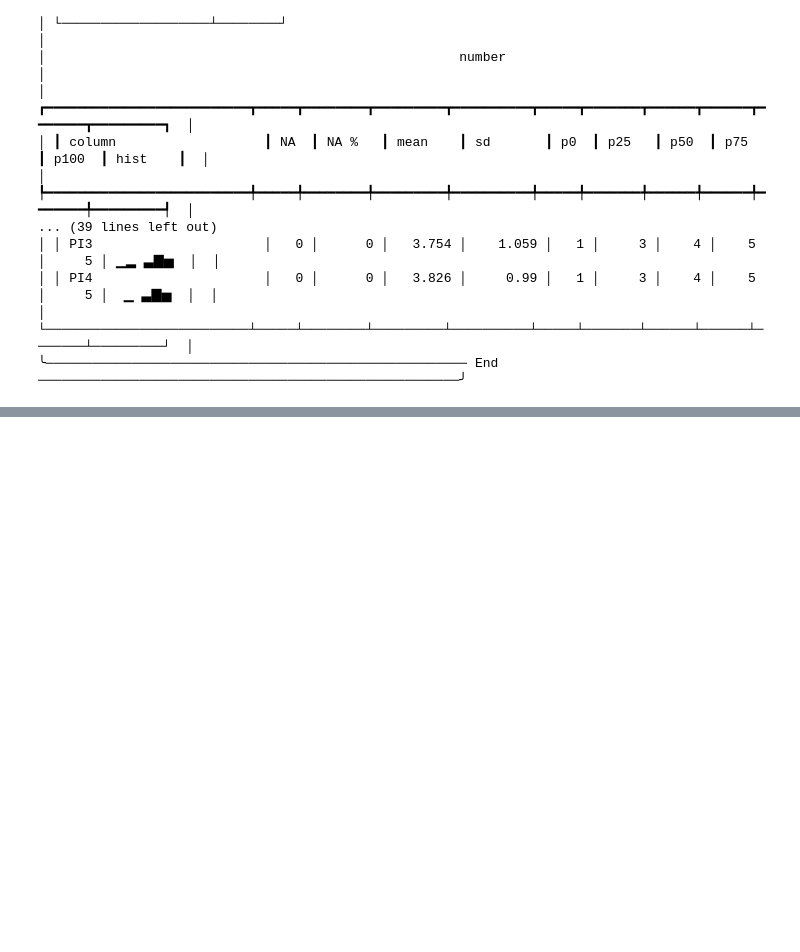
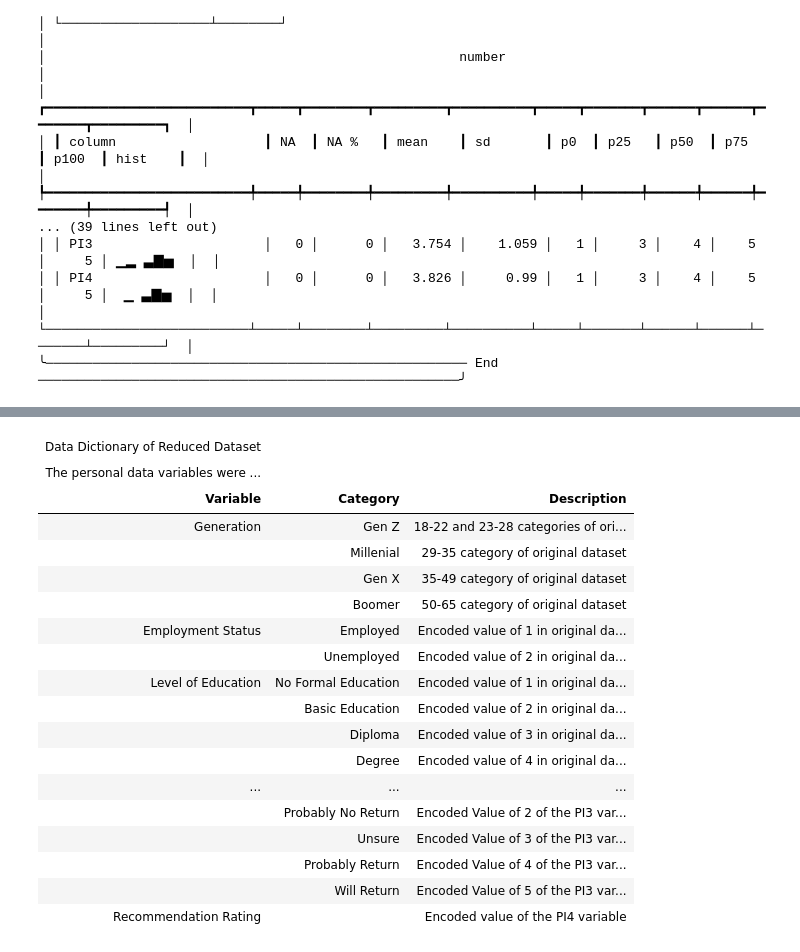
Before and after one commit to AlexTabble/Assignment-3, a Jupyter notebook: Assignment3_EDA.ipynb, the cells around one changed output, grey strips where cells are left out. Cells and saved outputs as stored; diff of their text form; code cells hidden in the pictures; blank space fills up the shorter version.

```diff
--- a/Assignment3_EDA.ipynb
+++ b/Assignment3_EDA.ipynb
@@ -227,0 +325,89 @@ DF['Gender'] = DF['Gender']
+# %%
+Generation = pd.DataFrame({
+    'Variable': ['Generation','','',''],
+    'Category':['Gen Z','Millenial','Gen X','Boomer'],
+    'Description':['18-22 and 23-28 categories of original dataset',
+                   '29-35 category of original dataset',
+                   '35-49 category of original dataset',
+                   '50-65 category of original dataset']
+})
+Employment = pd.DataFrame({
+    'Variable':['Employment Status',''],
+    'Category' : ['Employed','Unemployed'],
+    'Description' : ['Encoded value of 1 in original dataset',
+                     'Encoded value of 2 in original dataset']
+})
+EducationLevel = pd.DataFrame({
+    'Variable' : ['Level of Education','','','',''],
+    'Category' : ['No Formal Education','Basic Education','Diploma','Degree','Postgraduate'],
+    'Description' : ['Encoded value of 1 in original dataset',
+                     'Encoded value of 2 in original dataset',
+                     'Encoded value of 3 in original dataset',
+                     'Encoded value of 4 in original dataset',
+                     'Encoded value of 5 in original dataset']
+})
+BrandLoyalty = pd.DataFrame({
+    'Variable' : ['Brand Loyalty','','','',''],
+    'Category' : [ 'Completely Unloyal', 'Somewhat Unloyal','Unsure', 'Somewhat Loyal',  'Completely Loyal',],
+    'Description' : ['Encoded Value of 1 of the PS3 variable',
+                     'Encoded Value of 2 of the PS3 variable',
+                     'Encoded Value of 3 of the PS3 variable',
+                     'Encoded Value of 4 of the PS3 variable',
+                     'Encoded Value of 5 of the PS3 variable']
+})
+E_Rating = pd.DataFrame({
+    'Variable' : [ 'Empathy Rating', 'Convenience Rating',
+                    'Price Sensitivity Rating', 'Environment Rating', 'Quality Rating',
+                    'Trust Rating', 'Value Rating', 'IntentionRating'],
+    'Category' : ['']*8,
+    'Description' : ['(E1+E2+E3+E4)/4',
+                     '(C1+C2+C3)/3',
+                     '(PS1+PS2+PS3)/3',
+                     '(PE1+PE2+PE3+PE4+PE5+PE6)/6',
+                     '(PPQ1+PPQ2+PPQ3+PPQ4)/4',
+                     '(CT1+CT2+CT3+CT4+CT5+CT6)/6',
+                     '(PV1+PV2+PV3)',
+                     '(PI1+PI2)/2']
+})
+RetentionAndRec = pd.DataFrame({
+    'Variable' : ['Retention','','','','','Recommendation Rating'],
+    'Category' : ['No Return','Probably No Return','Unsure','Probably Return','Will Return',''],
+    'Description' : ['Encoded Value of 1 of the PI3 variable',
+                     'Encoded Value of 2 of the PI3 variable',
+                     'Encoded Value of 3 of the PI3 variable',
+                     'Encoded Value of 4 of the PI3 variable',
+                     'Encoded Value of 5 of the PI3 variable',
+                     'Encoded value of the PI4 variable']
+})
+
+dfs_reduced = [Generation,Employment,EducationLevel,BrandLoyalty,E_Rating,RetentionAndRec]
+DataDict_reduced = pd.concat(dfs_reduced)
+
+gt_reduced = (
+    GT(DataDict_reduced)
+    .tab_header(title='Data Dictionary of Reduced Dataset',
+                subtitle='The personal data variables were decoded into strings and the ' \
+                'prompt variables were either decoded or aggregated')
+)
+
+gt_reduced
+# %% [output]
+| Data Dictionary of Reduced Dataset |  |  |
+| The personal data variables were ... |  |  |
+| Variable | Category | Description |
+| Generation | Gen Z | 18-22 and 23-28 categories of ori... |
+|  | Millenial | 29-35 category of original dataset |
+|  | Gen X | 35-49 category of original dataset |
+|  | Boomer | 50-65 category of original dataset |
+| Employment Status | Employed | Encoded value of 1 in original da... |
+|  | Unemployed | Encoded value of 2 in original da... |
+| Level of Education | No Formal Education | Encoded value of 1 in original da... |
+|  | Basic Education | Encoded value of 2 in original da... |
+|  | Diploma | Encoded value of 3 in original da... |
+|  | Degree | Encoded value of 4 in original da... |
+| ... | ... | ... |
+|  | Probably No Return | Encoded Value of 2 of the PI3 var... |
+|  | Unsure | Encoded Value of 3 of the PI3 var... |
+|  | Probably Return | Encoded Value of 4 of the PI3 var... |
+|  | Will Return | Encoded Value of 5 of the PI3 var... |
+| Recommendation Rating |  | Encoded value of the PI4 variable |
```
Also changed, not shown: parts of 12 cells of this notebook, 13 other files.
